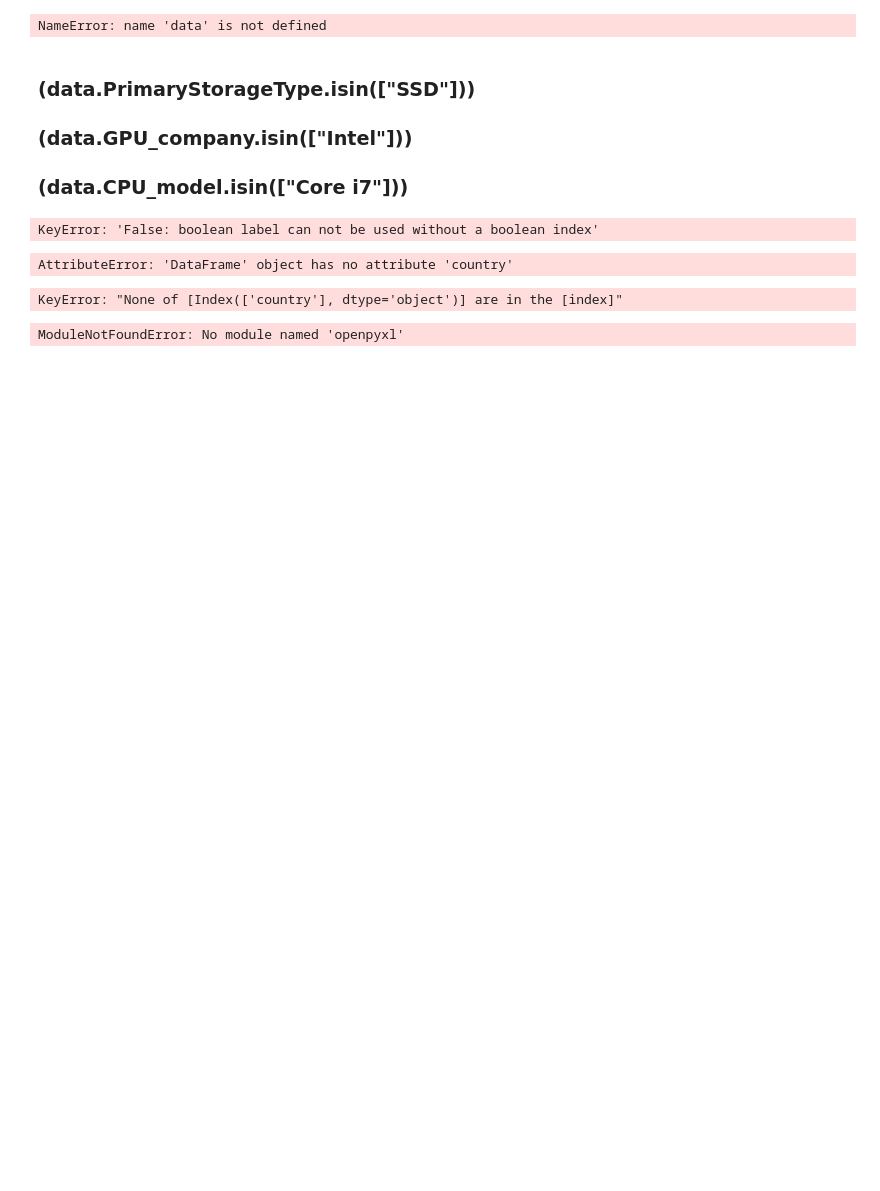
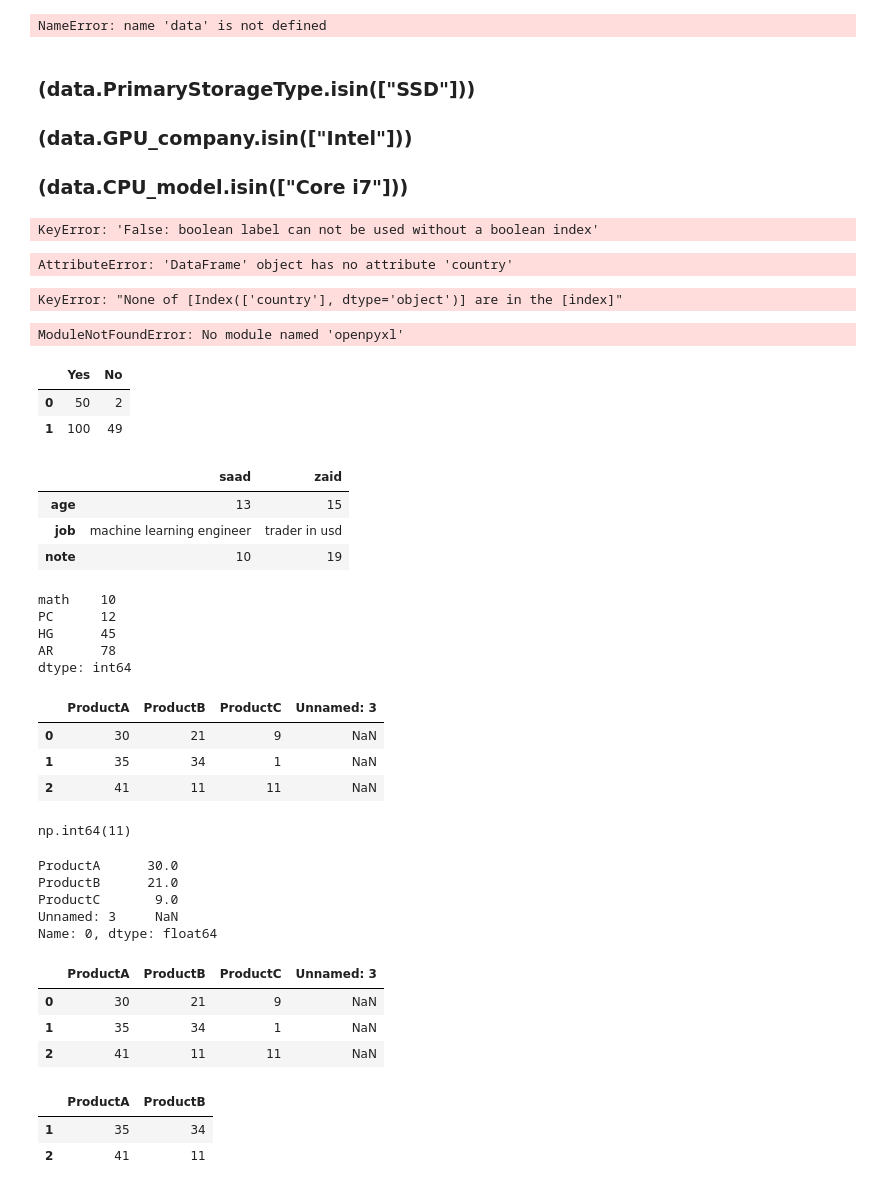
Before and after one commit to Saadlkh/saadlkh_pandas, a Jupyter notebook: aiproject.ipynb, the cells around one changed output. Cells and saved outputs as stored; diff of their text form; code cells hidden in the pictures; blank space fills up the shorter version.

```diff
--- a/aiproject.ipynb
+++ b/aiproject.ipynb
@@ -41,3 +41,59 @@ KeyError: "None of [Index(['country'], dtype='object')] are in the [index]"
 data.to_excel("excel_file.xlsx")
 # %% [output]
 ModuleNotFoundError: No module named 'openpyxl'
+# %%
+pd.DataFrame({"Yes": [50, 100], "No": [2, 49]})
+# %% [output]
+|  | Yes | No |
+| 0 | 50 | 2 |
+| 1 | 100 | 49 |
+# %%
+pd.DataFrame({"saad": [13, "machine learning engineer", 10], "zaid": [15, "trader in usd", 19]},
+             index=["age", "job", "note"])
+# %% [output]
+|  | saad | zaid |
+| age | 13 | 15 |
+| job | machine learning engineer | trader in usd |
+| note | 10 | 19 |
+# %%
+pd.Series([10, 12, 45, 78],
+          index=["math", "PC", "HG", "AR"])
+# %% [output]
+math    10
+PC      12
+HG      45
+AR      78
+dtype: int64
+# %%
+csv = pd.read_csv("laptop_prices.csv")
+csv.head()
+# %% [output]
+|  | ProductA | ProductB | ProductC | Unnamed: 3 |
+| 0 | 30 | 21 | 9 | NaN |
+| 1 | 35 | 34 | 1 | NaN |
+| 2 | 41 | 11 | 11 | NaN |
+# %%
+csv["ProductC"][2]
+# %% [output]
+np.int64(11)
+# %%
+csv.iloc[0]
+# %% [output]
+ProductA      30.0
+ProductB      21.0
+ProductC       9.0
+Unnamed: 3     NaN
+Name: 0, dtype: float64
+# %%
+csv.iloc[:]
+# %% [output]
+|  | ProductA | ProductB | ProductC | Unnamed: 3 |
+| 0 | 30 | 21 | 9 | NaN |
+| 1 | 35 | 34 | 1 | NaN |
+| 2 | 41 | 11 | 11 | NaN |
+# %%
+csv.iloc[-2:, :2]
+# %% [output]
+|  | ProductA | ProductB |
+| 1 | 35 | 34 |
+| 2 | 41 | 11 |
```
Also changed, not shown: 1 other file.
